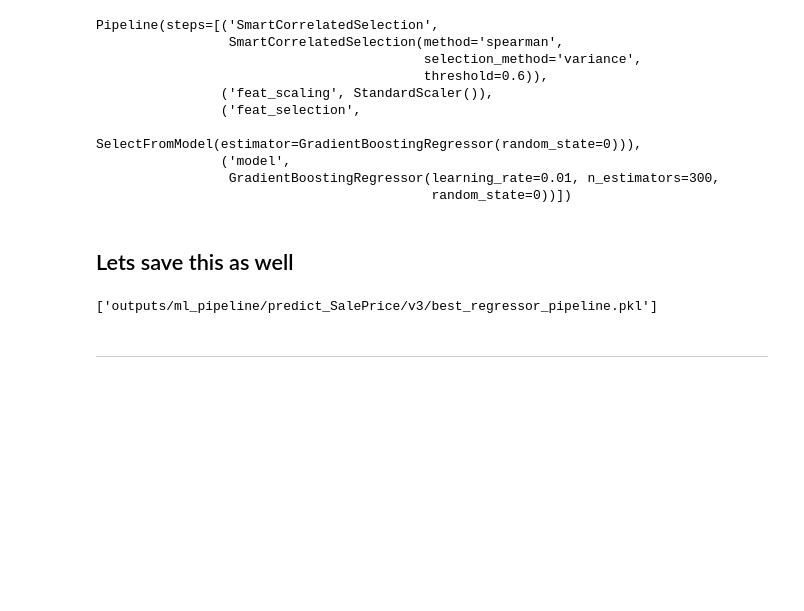
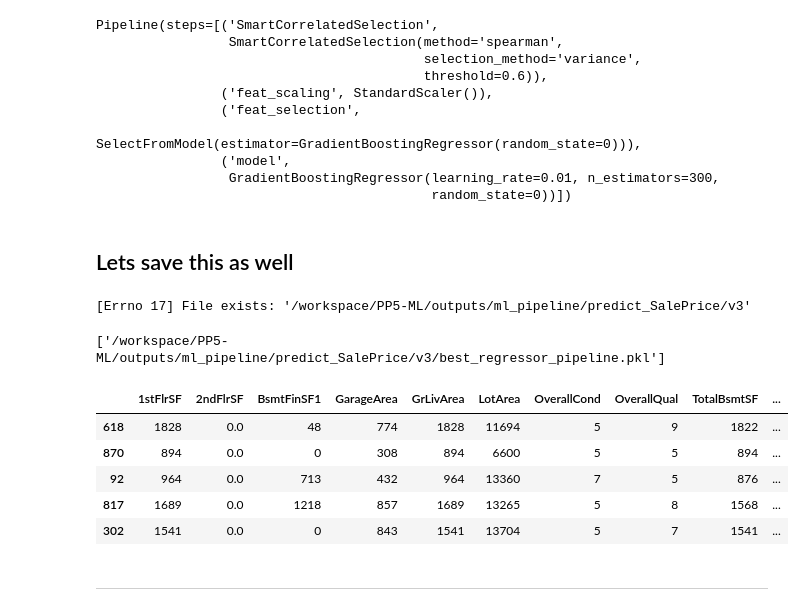
Before and after one commit to BjornBishop/PP5-ML, a Jupyter notebook: jupyter_notebooks/4.1Pipeline_continued.ipynb, the cells around one changed output. Saved outputs shown, nothing was run; the diff lists cells and outputs as text; code cells hidden in the pictures; blank space fills up the shorter version.

```diff
--- a/jupyter_notebooks/4.1Pipeline_continued.ipynb
+++ b/jupyter_notebooks/4.1Pipeline_continued.ipynb
@@ -673,16 +689,27 @@ Pipeline(steps=[('SmartCorrelatedSelection',
 import joblib
 
 version = 'v3'
-file_path = f'outputs/ml_pipeline/predict_SalePrice/{version}'
+file_path = f'/workspace/PP5-ML/outputs/ml_pipeline/predict_SalePrice/{version}'
 
 try:
   os.makedirs(name=file_path)
 except Exception as e:
   print(e)
+# %% [output]
+[Errno 17] File exists: '/workspace/PP5-ML/outputs/ml_pipeline/predict_SalePrice/v3'
 # %%
-joblib.dump(value=pipeline_clf, filename=f"{file_path}/best_regressor_pipeline.pkl")
+joblib.dump(value=best_regressor_pipeline, filename=f"{file_path}/best_regressor_pipeline.pkl")
 # %% [output]
-['outputs/ml_pipeline/predict_SalePrice/v3/best_regressor_pipeline.pkl']
+['/workspace/PP5-ML/outputs/ml_pipeline/predict_SalePrice/v3/best_regressor_pipeline.pkl']
+# %%
+X_train.head()
+# %% [output]
+|  | 1stFlrSF | 2ndFlrSF | BsmtFinSF1 | GarageArea | GrLivArea | LotArea | OverallCond | OverallQual | TotalBsmtSF | ... |
+| 618 | 1828 | 0.0 | 48 | 774 | 1828 | 11694 | 5 | 9 | 1822 | ... |
+| 870 | 894 | 0.0 | 0 | 308 | 894 | 6600 | 5 | 5 | 894 | ... |
+| 92 | 964 | 0.0 | 713 | 432 | 964 | 13360 | 7 | 5 | 876 | ... |
+| 817 | 1689 | 0.0 | 1218 | 857 | 1689 | 13265 | 5 | 8 | 1568 | ... |
+| 302 | 1541 | 0.0 | 0 | 843 | 1541 | 13704 | 5 | 7 | 1541 | ... |
 # %% [markdown]
 --------------
 # %%
```
Also changed, not shown: parts of 49 cells of this notebook, 6 other files.
